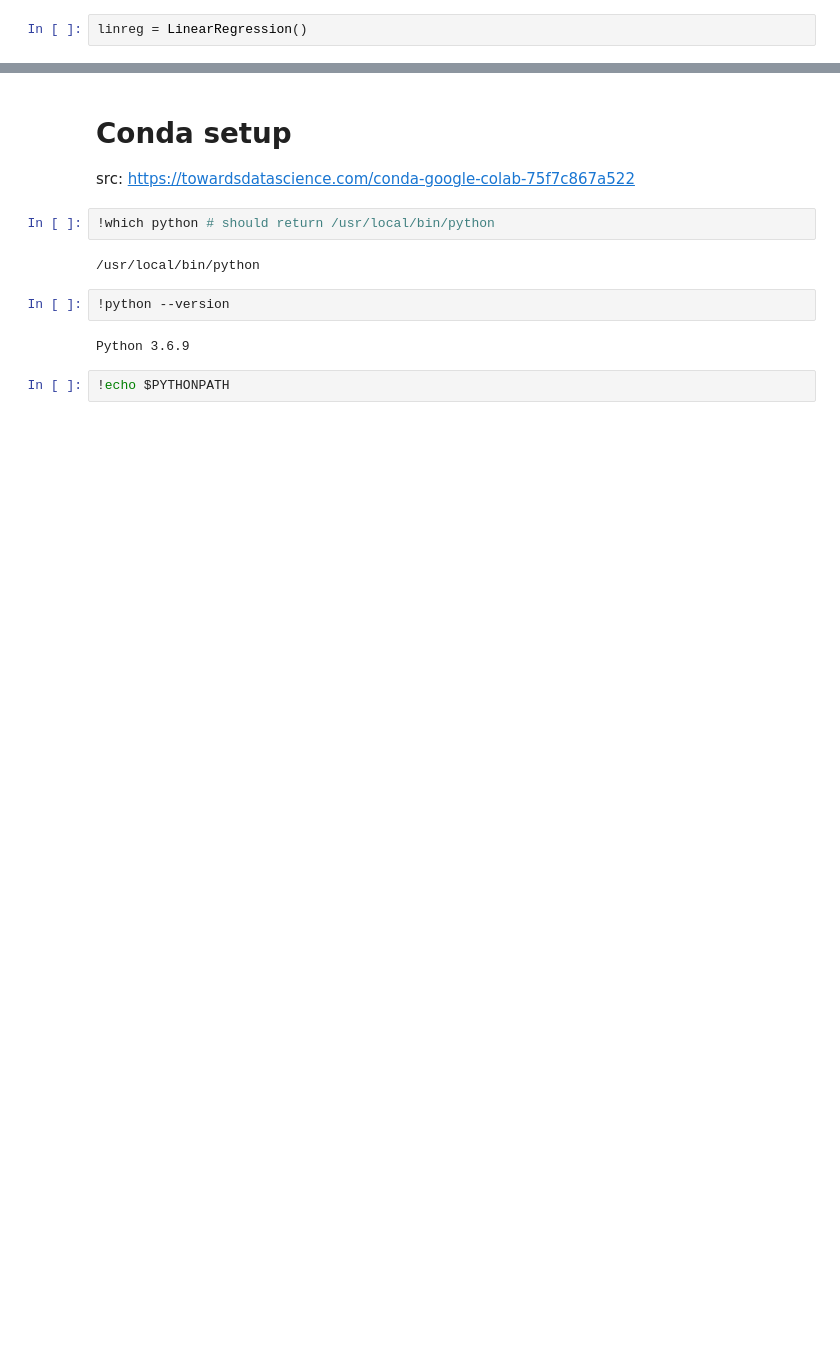
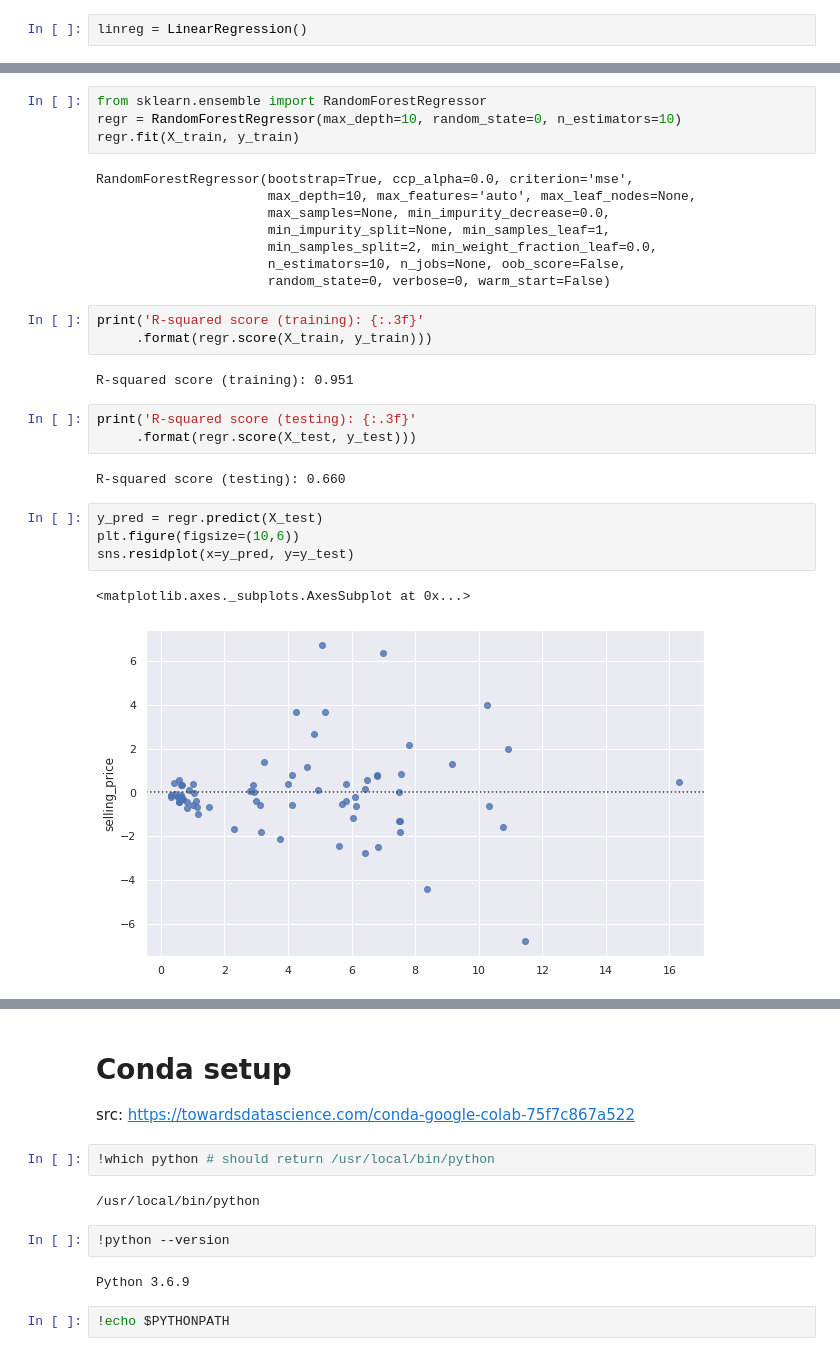
Before and after one commit to HebahAlshamlan/CITC_Task, a Jupyter notebook: CITC_Task.ipynb, the cells around one changed output, grey strips where cells are left out. Drawn from its saved outputs; the diff is of its cells as text; blank space fills up the shorter version.

```diff
--- a/CITC_Task.ipynb
+++ b/CITC_Task.ipynb
@@ -337,0 +540,29 @@ ValueError: ignored
+# %%
+from sklearn.ensemble import RandomForestRegressor
+regr = RandomForestRegressor(max_depth=10, random_state=0, n_estimators=10)
+regr.fit(X_train, y_train)
+# %% [output]
+RandomForestRegressor(bootstrap=True, ccp_alpha=0.0, criterion='mse',
+                      max_depth=10, max_features='auto', max_leaf_nodes=None,
+                      max_samples=None, min_impurity_decrease=0.0,
+                      min_impurity_split=None, min_samples_leaf=1,
+                      min_samples_split=2, min_weight_fraction_leaf=0.0,
+                      n_estimators=10, n_jobs=None, oob_score=False,
+                      random_state=0, verbose=0, warm_start=False)
+# %%
+print('R-squared score (training): {:.3f}'
+     .format(regr.score(X_train, y_train)))
+# %% [output]
+R-squared score (training): 0.951
+# %%
+print('R-squared score (testing): {:.3f}'
+     .format(regr.score(X_test, y_test)))
+# %% [output]
+R-squared score (testing): 0.660
+# %%
+y_pred = regr.predict(X_test)
+plt.figure(figsize=(10,6))
+sns.residplot(x=y_pred, y=y_test)
+# %% [output]
+<matplotlib.axes._subplots.AxesSubplot at 0x...>
+[figure, added]
```
Also changed, not shown: parts of 54 cells of this notebook.
